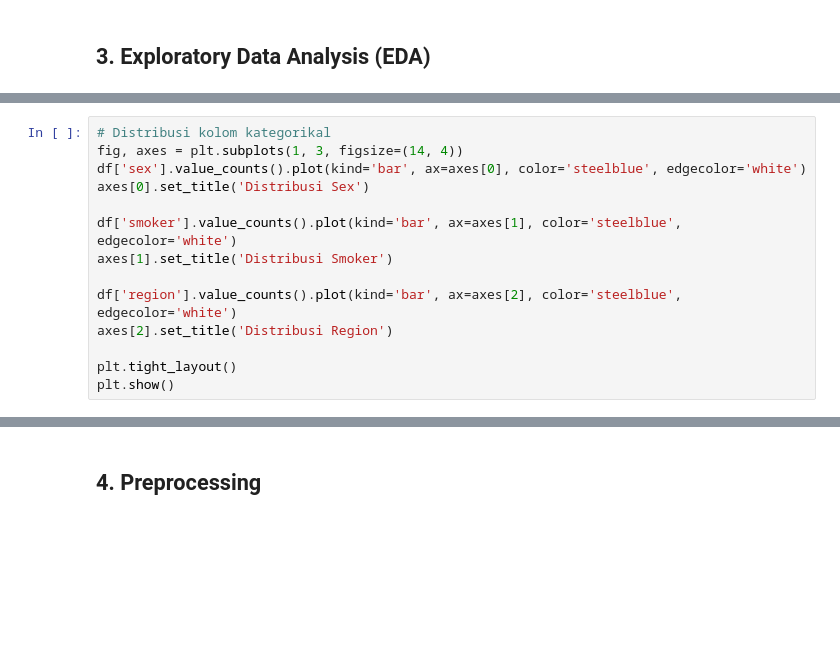
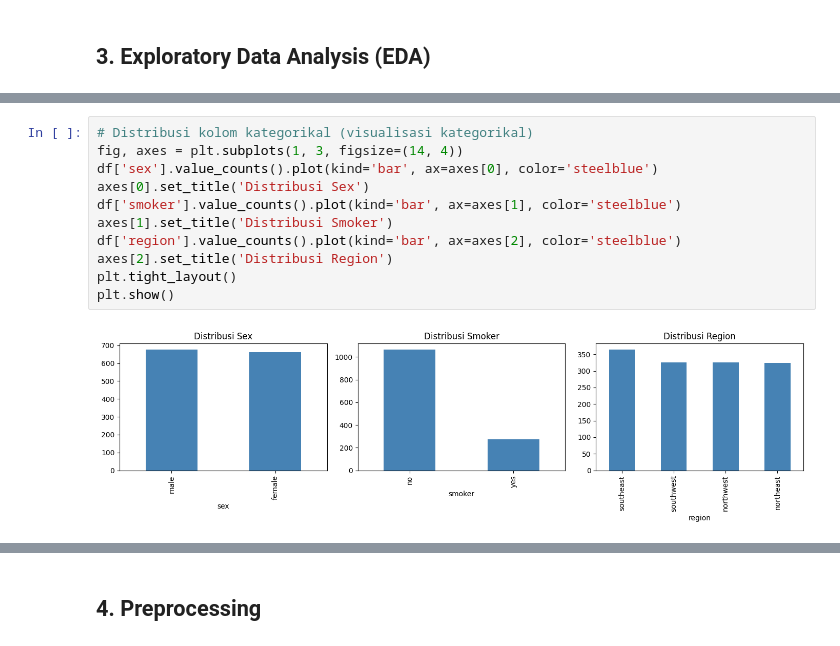
Before and after one commit to arisetiawan898/Eksperimen_SML_AriSetiawan, a Jupyter notebook: preprocessing/Eksperimen_AriSetiawan.ipynb, the cells around one changed output, grey strips where cells are left out. Saved outputs shown, nothing was run; the diff lists cells and outputs as text; blank space fills up the shorter version.

```diff
--- a/preprocessing/Eksperimen_AriSetiawan.ipynb
+++ b/preprocessing/Eksperimen_AriSetiawan.ipynb
@@ -57,15 +100,14 @@ plt.show()
 # %%
-# Distribusi kolom kategorikal
+# Distribusi kolom kategorikal (visualisasi kategorikal)
 fig, axes = plt.subplots(1, 3, figsize=(14, 4))
-df['sex'].value_counts().plot(kind='bar', ax=axes[0], color='steelblue', edgecolor='white')
+df['sex'].value_counts().plot(kind='bar', ax=axes[0], color='steelblue')
 axes[0].set_title('Distribusi Sex')
-
-df['smoker'].value_counts().plot(kind='bar', ax=axes[1], color='steelblue', edgecolor='white')
+df['smoker'].value_counts().plot(kind='bar', ax=axes[1], color='steelblue')
 axes[1].set_title('Distribusi Smoker')
-
-df['region'].value_counts().plot(kind='bar', ax=axes[2], color='steelblue', edgecolor='white')
+df['region'].value_counts().plot(kind='bar', ax=axes[2], color='steelblue')
 axes[2].set_title('Distribusi Region')
-
 plt.tight_layout()
 plt.show()
+# %% [output]
+[figure, added]
 # %%
```
Also changed, not shown: parts of 15 cells of this notebook.
